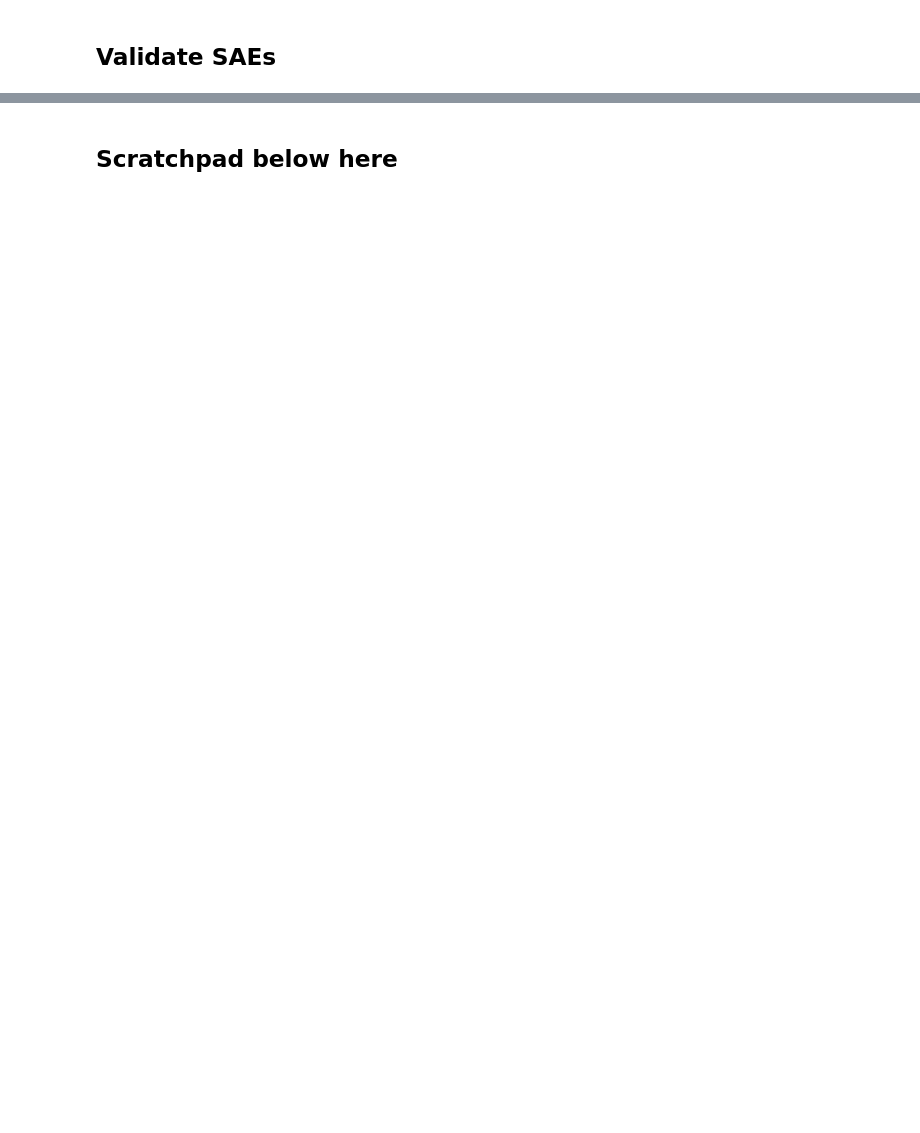
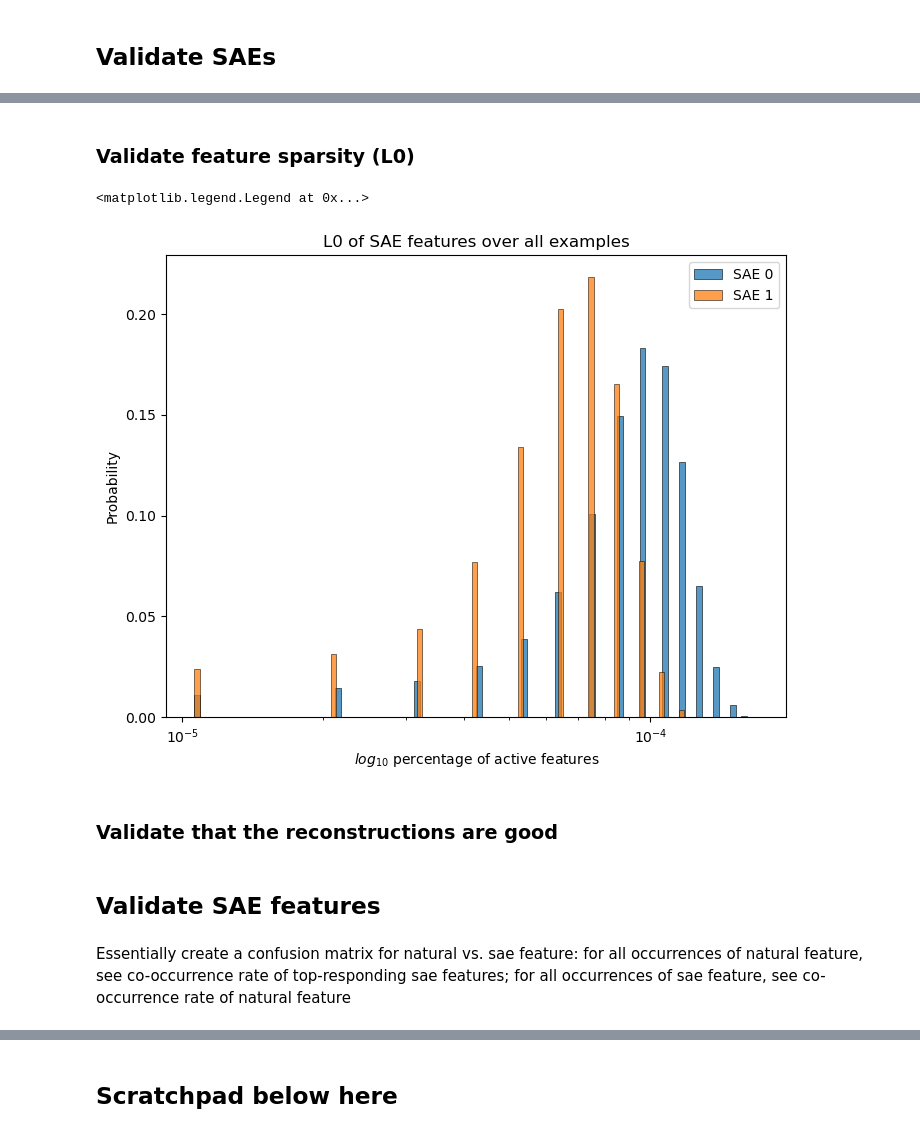
Before and after one commit to jkbhagatio/arena_3.0_course, a Jupyter notebook: playground/mini.ipynb, the cells around one changed output, grey strips where cells are left out. Saved outputs shown, nothing was run; the diff lists cells and outputs as text; code cells hidden in the pictures; blank space fills up the shorter version.

```diff
--- a/playground/mini.ipynb
+++ b/playground/mini.ipynb
@@ -793,0 +812,50 @@ plt.show()
+# %% [markdown]
+### Validate feature sparsity (L0)
+# %%
+"""Validate SAE feature sparsity."""
+
+spike_counts = counts.to_dense().bfloat16().to(device)
+batch_sz = 64
+seq_len = 1
+n_steps = spike_counts.shape[0] // batch_sz
+n_recon_examples = n_steps * batch_sz
+valid_starts = n_examples - seq_len + 1
+l0 = t.zeros(((n_steps * batch_sz), n_inst), dtype=t.float32, device=device)
+recon_spk_cts = t.empty((n_recon_examples, n_inst, n_units), dtype=bfloat16, device=device)
+all_acts = t.empty((n_recon_examples, n_inst, sae.cfg.n_hidden_ae), dtype=bfloat16, device=device)
+
+progress_bar = tqdm(range(n_steps))
+with t.no_grad():
+    for step in progress_bar:
+        # Get proper indices corresponding to step
+        indxs = t.arange(step * batch_sz, (step + 1) * batch_sz)
+        indxs = repeat(indxs, "batch -> batch inst", inst=n_inst)
+        # broadcast indxs for each sequence to a new dimension
+        seq_indxs = indxs.unsqueeze(-1) + t.arange(seq_len)
+        spike_count_seqs = spike_counts[seq_indxs]
+        spike_count_seqs = rearrange(  # format for Sae
+            spike_count_seqs, "batch inst seq unit -> (batch seq) inst unit"
+        )
+        _l1_loss, _l2_loss, _loss, z, x_prime = sae.forward(spike_count_seqs)
+        nonzero_mask = (z.abs() > 1e-7).float()
+        cur_l0 = reduce(nonzero_mask, "batch inst sae_feat -> batch inst", "sum")
+        l0[indxs[:, 0]] = cur_l0
+        recon_spk_cts[indxs[:, 0]] = x_prime
+        all_acts[indxs[:, 0]] = z
+
+all_acts = asnumpy(all_acts.float())
+
+fig, ax = plt.subplots(figsize=(8, 6))
+for inst in range(n_inst):
+    l0_frac = asnumpy(l0[:, inst]) / l0.shape[0]
+    sns.histplot(l0_frac, bins=100, log_scale=10, stat="probability", ax=ax, label=f"SAE {inst}")
+
+ax.set_xlabel("$log_{10}$ percentage of active features")
+ax.set_ylabel("Probability")
+ax.set_title("L0 of SAE features over all examples")
+ax.legend(["SAE 0", "SAE 1"])
+# %% [output]
+<matplotlib.legend.Legend at 0x...>
+[figure, added]
+# %% [markdown]
+### Validate that the reconstructions are good
@@ -793,0 +952,4 @@ plt.show()
+# %% [markdown]
+## Validate SAE features
+# %% [markdown]
+Essentially create a confusion matrix for natural vs. sae feature: for all occurrences of natural feature, see co-occurrence rate of top-responding sae features; for all occurrences of sae feature, see co-occurrence rate of natural feature
```
Also changed, not shown: parts of 36 cells of this notebook.
